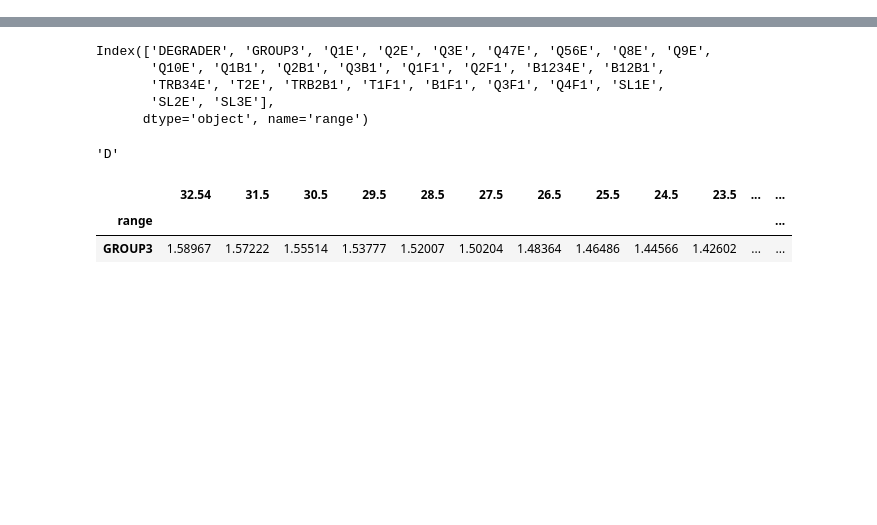
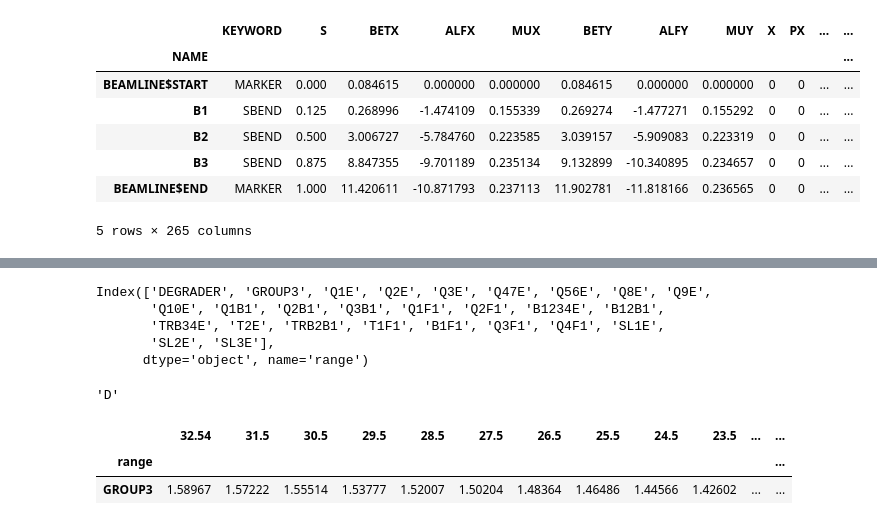
Before and after one commit to ULB-Metronu/georges, a Jupyter notebook: examples/Example Georges.ipynb, the cells around one changed output, grey strips where cells are left out. Drawn from its saved outputs; the diff is of its cells as text; code cells hidden in the pictures; blank space fills up the shorter version.

Commit message:
Minor cleaning up while working on FFAG optics.

```diff
--- a/examples/Example Georges.ipynb
+++ b/examples/Example Georges.ipynb
@@ -32 +40,26 @@ context = {
+# %%
+ffag = georges.Beamline(pd.DataFrame([
+    {'NAME': 'B1', 'TYPE': 'SBEND', 'ANGLE': 5, 'ORBIT_LENGTH': 0.25, 'AT_ENTRY': 0.0, 'K1': 0.1},
+    {'NAME': 'B2', 'TYPE': 'SBEND', 'ANGLE': -10, 'ORBIT_LENGTH': 0.5, 'AT_ENTRY': 0.25, 'K1': 0.1},
+    {'NAME': 'B3', 'TYPE': 'SBEND', 'ANGLE': 5, 'ORBIT_LENGTH': 0.25, 'AT_ENTRY': 0.75, 'K1': 0.1},
+]))
+ffag.line['APERTYPE'] = None
+ffag.line['E1'] = None
+ffag.line['E2'] = None
+ffag.line['FINT'] = None
+ffag.line['HGAP'] = None
+ffag.line['THICK'] = True
+ffag.line['TILT'] = 0
+ffag.line
+bl_twiss = georges.madx.twiss(line=ffag, context=context)
+bl_twiss.line
+# %% [output]
+|  | KEYWORD | S | BETX | ALFX | MUX | BETY | ALFY | MUY | X | PX | ... | ... |
+| NAME |  |  |  |  |  |  |  |  |  |  |  | ... |
+| BEAMLINE$START | MARKER | 0.000 | 0.084615 | 0.000000 | 0.000000 | 0.084615 | 0.000000 | 0.000000 | 0 | 0 | ... | ... |
+| B1 | SBEND | 0.125 | 0.268996 | -1.474109 | 0.155339 | 0.269274 | -1.477271 | 0.155292 | 0 | 0 | ... | ... |
+| B2 | SBEND | 0.500 | 3.006727 | -5.784760 | 0.223585 | 3.039157 | -5.909083 | 0.223319 | 0 | 0 | ... | ... |
+| B3 | SBEND | 0.875 | 8.847355 | -9.701189 | 0.235134 | 9.132899 | -10.340895 | 0.234657 | 0 | 0 | ... | ... |
+| BEAMLINE$END | MARKER | 1.000 | 11.420611 | -10.871793 | 0.237113 | 11.902781 | -11.818166 | 0.236565 | 0 | 0 | ... | ... |
+5 rows × 265 columns
 # %%
```
Also changed, not shown: parts of 7 cells of this notebook, 8 other files.
